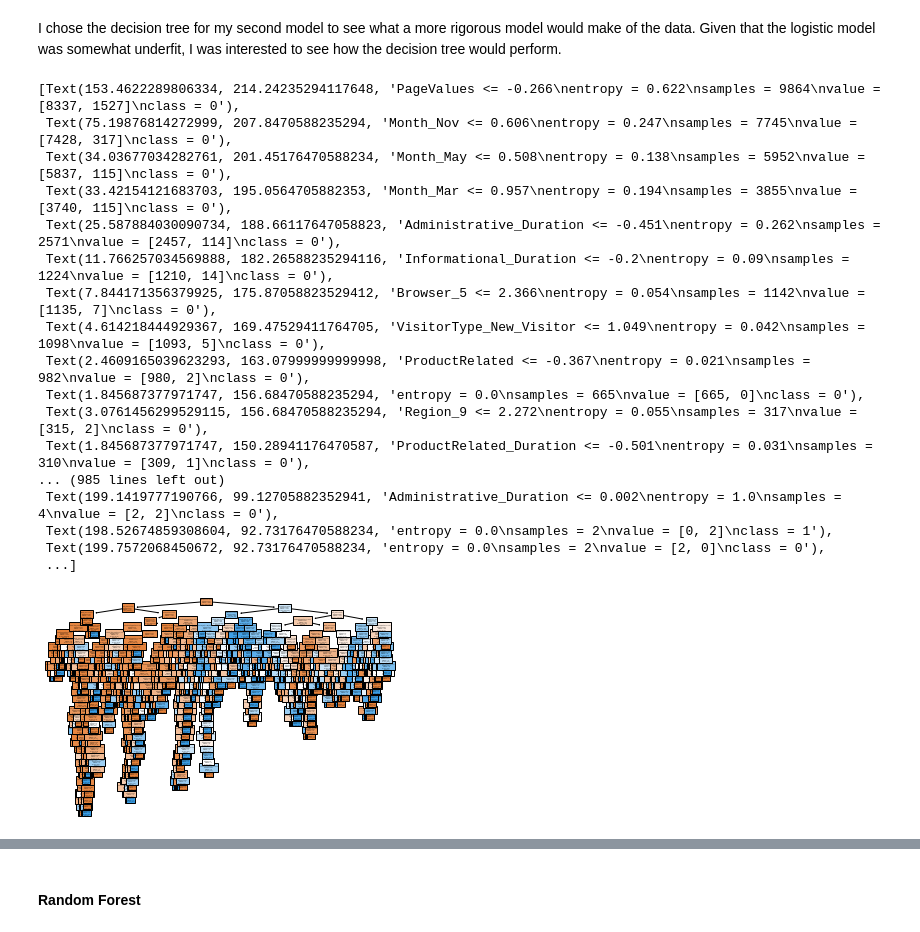
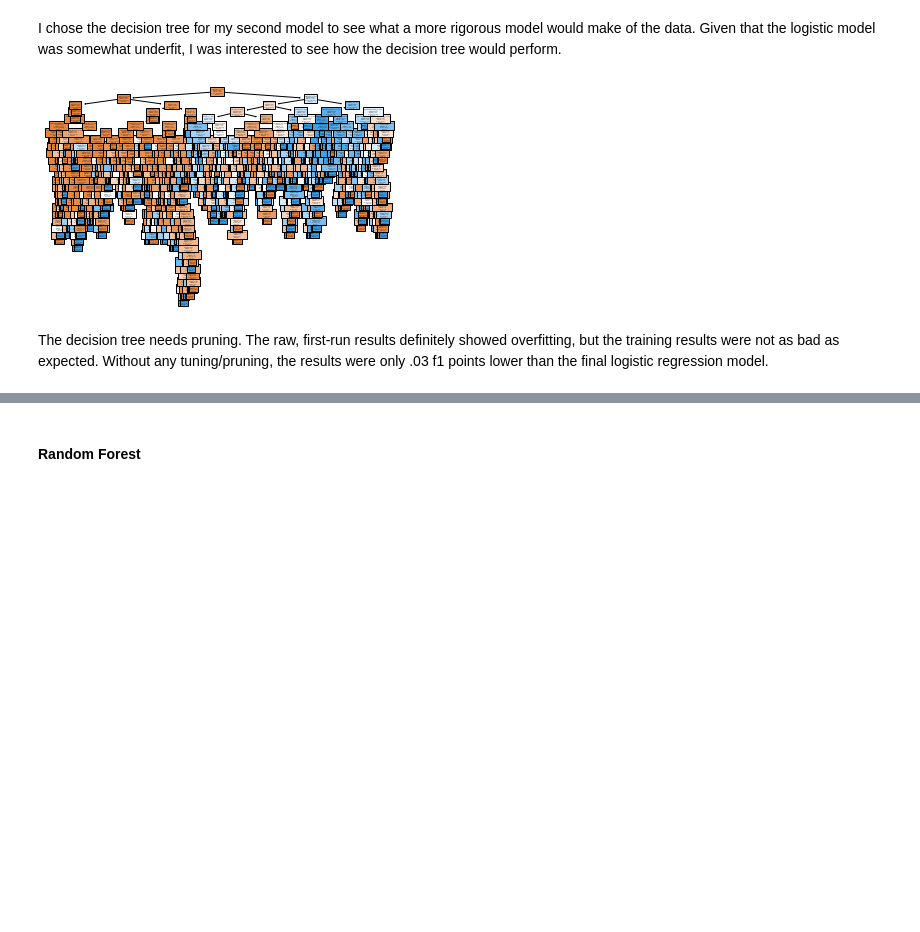
Before and after one commit to carlytsu/project3, a Jupyter notebook: Project_3_actual.ipynb, the cells around one changed output, grey strips where cells are left out. Saved outputs shown, nothing was run; the diff lists cells and outputs as text; code cells hidden in the pictures; blank space fills up the shorter version.

Commit message:
finalized notebook and presentation, all files

```diff
--- a/Project_3_actual.ipynb
+++ b/Project_3_actual.ipynb
@@ -254,4 +287,10 @@ df.drop('Invert_Revenue', axis=1, inplace=True )
 # %% [markdown]
 Here I did the test-train split, separating out 20% of my data to test my models for overfitting.
 # %%
-X_train, X_test, y_train, y_test = train_test_split(df.drop('Revenue', axis=1), df['Revenue'], test_size=0.2, random_state=270)
+X_train, X_test, y_train, y_test = train_test_split(
+    df.drop('Revenue', axis=1),
+    df['Revenue'],
+    test_size=0.2,
+    stratify=df['Revenue'],  #stratify on the target variable
+    random_state=270
+    )
@@ -413,0 +528,19 @@ ax.set(xlabel='True', ylabel='Predicted')
+# %%
+lr_pipe = Pipeline(steps=[
+    ('ColumnTransformer', transformer),
+    ('Classifier', LogisticRegression(class_weight = 'balanced', random_state=270, solver='lbfgs', max_iter=250))
+])
+
+lr_pipe.fit(X_train, y_train)
+
+#print(lr_pipe.score(X_test, y_test))
+
+y_hat_test = lr_pipe.predict(X_test)
+y_hat_train = lr_pipe.predict(X_train)
+
+#print out the metrics associated with the model
+print('Class Weight Balanced Logistic Regression')
+print('Training data metrics: ')
+print(classification_report(y_train, y_hat_train, target_names=target_names))
+print('Testing data metrics: ')
+print(classification_report(y_test, y_hat_test, target_names=target_names))
@@ -432,31 +594,21 @@ Although correcting for the class imbalance improved the data quite a bit, the f
 # %% [markdown]
 I chose the decision tree for my second model to see what a more rigorous model would make of the data. Given that the logistic model was somewhat underfit, I was interested to see how the decision tree would perform.
 # %%
-dtc = tree.DecisionTreeClassifier(criterion='entropy')
+dt_pipe = Pipeline(steps=[
+    ('ColumnTransformer', transformer),
+    ('Classifier', tree.DecisionTreeClassifier(criterion='entropy'))
+])
 
-dtc.fit(processed_train, y_train.to_numpy().reshape(-1,1))
+dt_pipe.fit(X_train, y_train)
 
-tree.plot_tree(dtc,
-             feature_names = processed_columns,
+#print(dt_pipe.score(X_test, y_test))
+
+tree.plot_tree(dt_pipe.named_steps['Classifier'],
+             feature_names = processed_cols.to_numpy(),
              class_names = np.unique(y_train).astype('str'),
-             filled=True)
+             filled=True);
 # %% [output]
-[Text(153.4622289806334, 214.24235294117648, 'PageValues <= -0.266\nentropy = 0.622\nsamples = 9864\nvalue = [8337, 1527]\nclass = 0'),
- Text(75.19876814272999, 207.8470588235294, 'Month_Nov <= 0.606\nentropy = 0.247\nsamples = 7745\nvalue = [7428, 317]\nclass = 0'),
- Text(34.03677034282761, 201.45176470588234, 'Month_May <= 0.508\nentropy = 0.138\nsamples = 5952\nvalue = [5837, 115]\nclass = 0'),
- Text(33.42154121683703, 195.0564705882353, 'Month_Mar <= 0.957\nentropy = 0.194\nsamples = 3855\nvalue = [3740, 115]\nclass = 0'),
- Text(25.587884030090734, 188.66117647058823, 'Administrative_Duration <= -0.451\nentropy = 0.262\nsamples = 2571\nvalue = [2457, 114]\nclass = 0'),
- Text(11.766257034569888, 182.26588235294116, 'Informational_Duration <= -0.2\nentropy = 0.09\nsamples = 1224\nvalue = [1210, 14]\nclass = 0'),
- Text(7.844171356379925, 175.87058823529412, 'Browser_5 <= 2.366\nentropy = 0.054\nsamples = 1142\nvalue = [1135, 7]\nclass = 0'),
- Text(4.614218444929367, 169.47529411764705, 'VisitorType_New_Visitor <= 1.049\nentropy = 0.042\nsamples = 1098\nvalue = [1093, 5]\nclass = 0'),
- Text(2.4609165039623293, 163.07999999999998, 'ProductRelated <= -0.367\nentropy = 0.021\nsamples = 982\nvalue = [980, 2]\nclass = 0'),
- Text(1.845687377971747, 156.68470588235294, 'entropy = 0.0\nsamples = 665\nvalue = [665, 0]\nclass = 0'),
- Text(3.0761456299529115, 156.68470588235294, 'Region_9 <= 2.272\nentropy = 0.055\nsamples = 317\nvalue = [315, 2]\nclass = 0'),
- Text(1.845687377971747, 150.28941176470587, 'ProductRelated_Duration <= -0.501\nentropy = 0.031\nsamples = 310\nvalue = [309, 1]\nclass = 0'),
-... (985 lines left out)
- Text(199.1419777190766, 99.12705882352941, 'Administrative_Duration <= 0.002\nentropy = 1.0\nsamples = 4\nvalue = [2, 2]\nclass = 0'),
- Text(198.52674859308604, 92.73176470588234, 'entropy = 0.0\nsamples = 2\nvalue = [0, 2]\nclass = 1'),
- Text(199.7572068450672, 92.73176470588234, 'entropy = 0.0\nsamples = 2\nvalue = [2, 0]\nclass = 0'),
- ...]
-[figure, old version]
+[figure, new version]
+# %% [markdown]
+The decision tree needs pruning. The raw, first-run results definitely showed overfitting, but the training results were not as bad as expected. Without any tuning/pruning, the results were only .03 f1 points lower than the final logistic regression model.
 # %%
```
Also changed, not shown: parts of 86 cells of this notebook, 11 other files.
